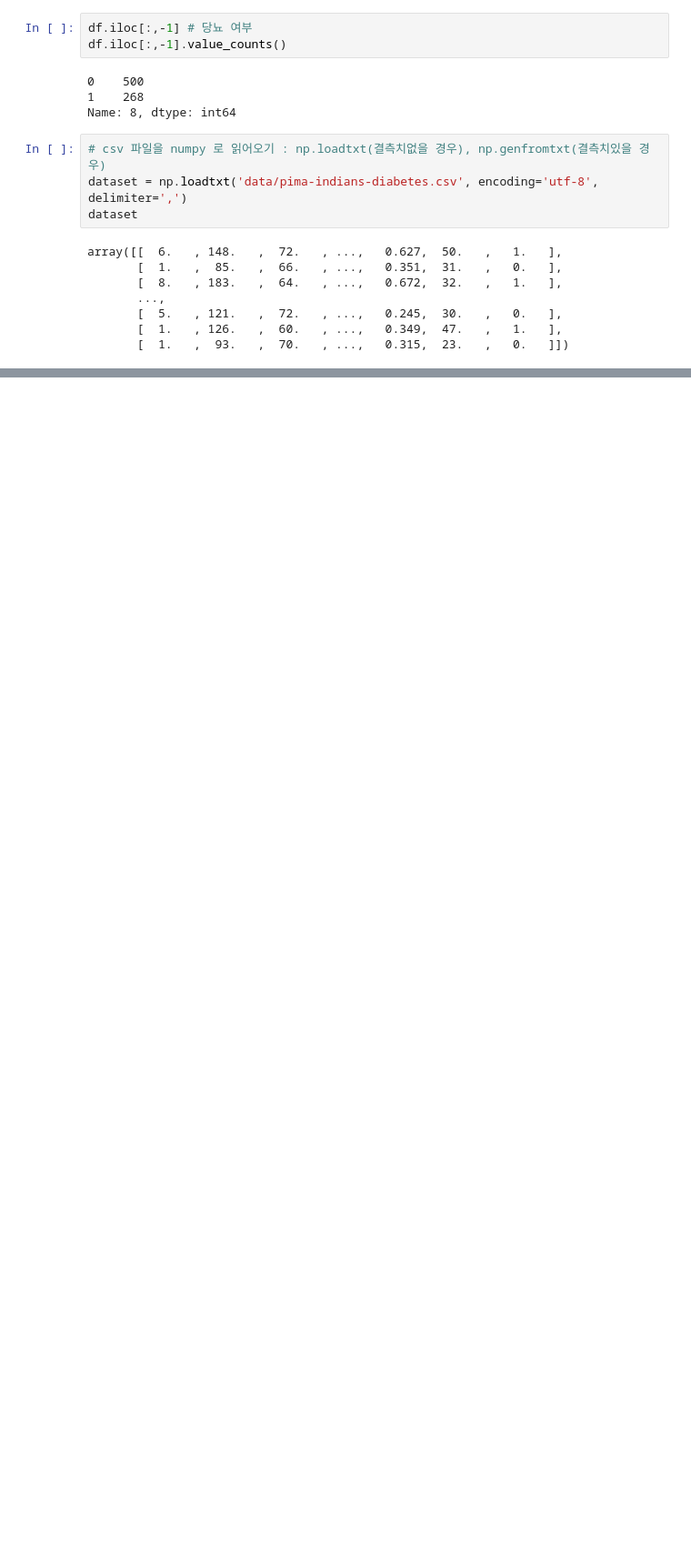
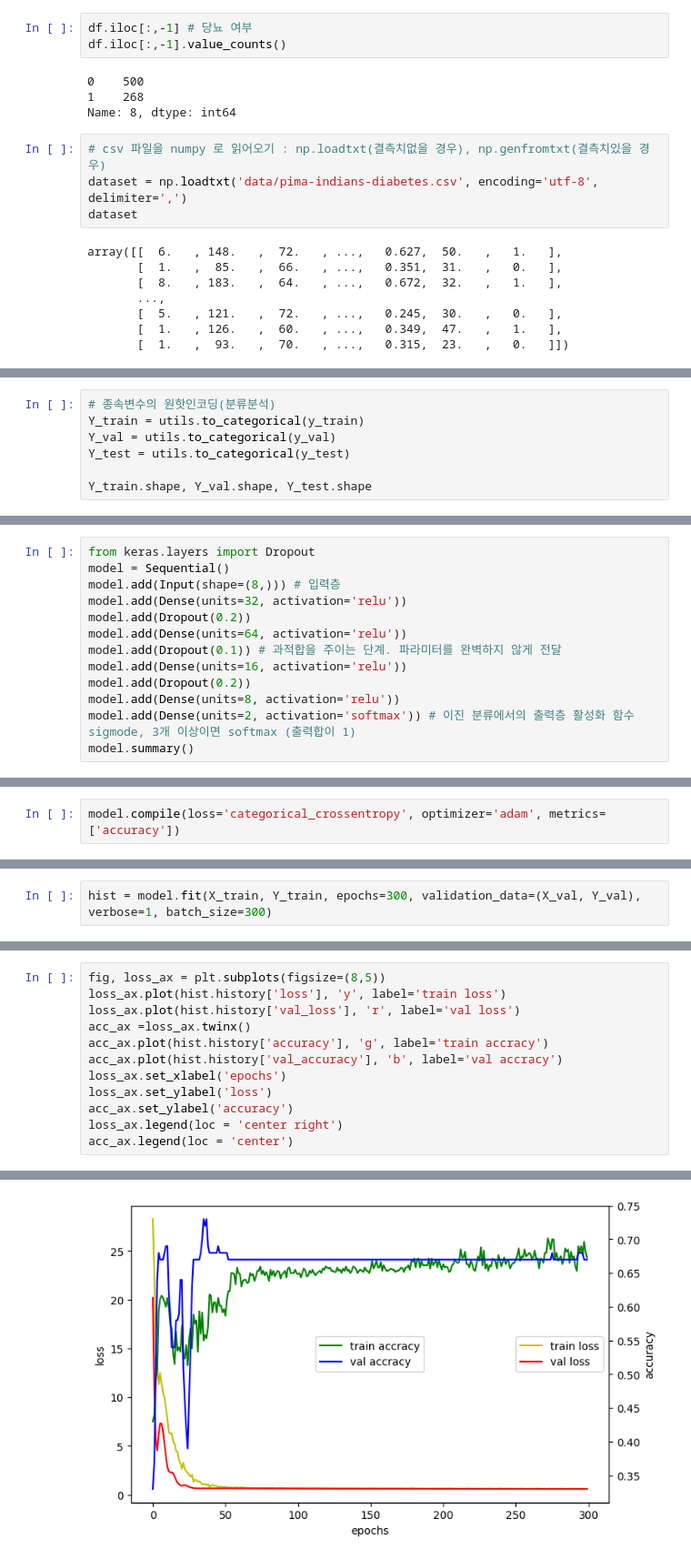
Before and after one commit to tangerineTaste/ai_x, a Jupyter notebook: source/05_DeepLearning/06_피마인디언_당뇨병발병예측(로지스틱회귀분석=이진분류분석).ipynb, the cells around one changed output, grey strips where cells are left out. Shown at 91% size. Saved outputs shown, nothing was run; the diff lists cells and outputs as text; blank space fills up the shorter version.

```diff
--- a/source/05_DeepLearning/06_피마인디언_당뇨병발병예측(로지스틱회귀분석=이진분류분석).ipynb
+++ b/source/05_DeepLearning/06_피마인디언_당뇨병발병예측(로지스틱회귀분석=이진분류분석).ipynb
@@ -58,0 +221,7 @@ X_train.shape, y_train.shape, X_test.shape, y_test.shape
+# %%
+# 종속변수의 원핫인코딩(분류분석)
+Y_train = utils.to_categorical(y_train)
+Y_val = utils.to_categorical(y_val)
+Y_test = utils.to_categorical(y_test)
+
+Y_train.shape, Y_val.shape, Y_test.shape
@@ -58,0 +233,13 @@ X_train.shape, y_train.shape, X_test.shape, y_test.shape
+# %%
+from keras.layers import Dropout
+model = Sequential()
+model.add(Input(shape=(8,))) # 입력층
+model.add(Dense(units=32, activation='relu'))
+model.add(Dropout(0.2))
+model.add(Dense(units=64, activation='relu'))
+model.add(Dropout(0.1)) # 과적합을 주이는 단계. 파라미터를 완벽하지 않게 전달
+model.add(Dense(units=16, activation='relu'))
+model.add(Dropout(0.2))
+model.add(Dense(units=8, activation='relu'))
+model.add(Dense(units=2, activation='softmax')) # 이진 분류에서의 출력층 활성화 함수 sigmode, 3개 이상이면 softmax (출력합이 1)
+model.summary()
@@ -58,0 +266,2 @@ X_train.shape, y_train.shape, X_test.shape, y_test.shape
+# %%
+model.compile(loss='categorical_crossentropy', optimizer='adam', metrics=['accuracy'])
@@ -58,0 +270,2 @@ X_train.shape, y_train.shape, X_test.shape, y_test.shape
+# %%
+hist = model.fit(X_train, Y_train, epochs=300, validation_data=(X_val, Y_val), verbose=1, batch_size=300)
@@ -58,0 +296,13 @@ X_train.shape, y_train.shape, X_test.shape, y_test.shape
+# %%
+fig, loss_ax = plt.subplots(figsize=(8,5))
+loss_ax.plot(hist.history['loss'], 'y', label='train loss')
+loss_ax.plot(hist.history['val_loss'], 'r', label='val loss')
+acc_ax =loss_ax.twinx()
+acc_ax.plot(hist.history['accuracy'], 'g', label='train accracy')
+acc_ax.plot(hist.history['val_accuracy'], 'b', label='val accracy')
+loss_ax.set_xlabel('epochs')
+loss_ax.set_ylabel('loss')
+acc_ax.set_ylabel('accuracy')
+loss_ax.legend(loc = 'center right')
+acc_ax.legend(loc = 'center')
+# %% [output]
@@ -58,0 +310 @@ X_train.shape, y_train.shape, X_test.shape, y_test.shape
+[figure, added]
```
Also changed, not shown: parts of 40 cells of this notebook, 6 other files.
